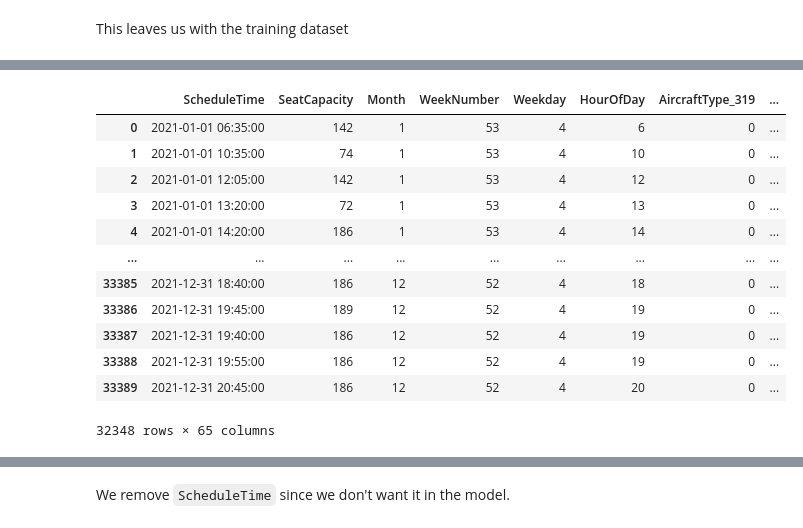
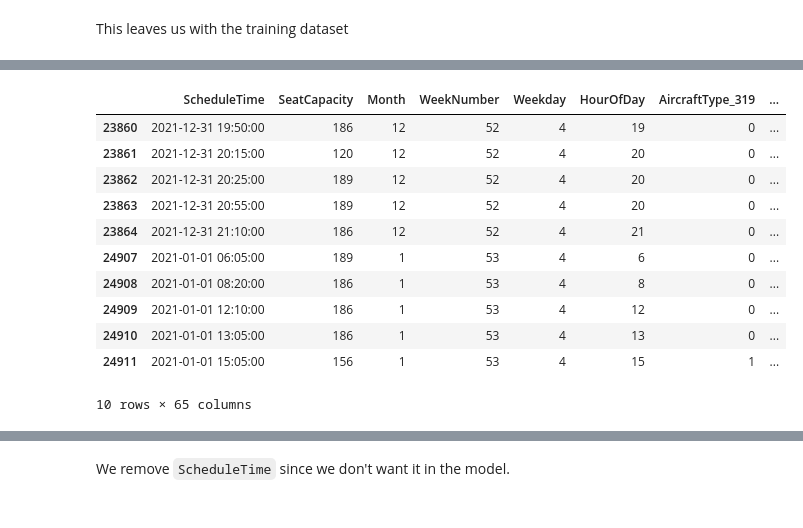
Before and after one commit to augustsemrau/02582case1, a Jupyter notebook: notebooks/data_preprocessing.ipynb, the cells around one changed output, grey strips where cells are left out. Saved outputs shown, nothing was run; the diff lists cells and outputs as text; code cells hidden in the pictures.

```diff
--- a/notebooks/data_preprocessing.ipynb
+++ b/notebooks/data_preprocessing.ipynb
@@ -57,6 +57,7 @@ df_realized
 | 39448 | 2022-02-28 21:25:00 | LJ | 771 | YEG | 319 | J | CA | 156 | ... |
 39449 rows × 9 columns
 # %%
+FUTURE_DATA_PATH = 'future_data.xls'
 df_future = pd.read_excel(FUTURE_DATA_PATH)
 df_future
 # %% [output]
@@ -474,16 +511,15 @@ This leaves us with the training dataset
 # %%
-train
+train[23860:23870]
 # %% [output]
 |  | ScheduleTime | SeatCapacity | Month | WeekNumber | Weekday | HourOfDay | AircraftType_319 | ... |
-| 0 | 2021-01-01 06:35:00 | 142 | 1 | 53 | 4 | 6 | 0 | ... |
-| 1 | 2021-01-01 10:35:00 | 74 | 1 | 53 | 4 | 10 | 0 | ... |
-| 2 | 2021-01-01 12:05:00 | 142 | 1 | 53 | 4 | 12 | 0 | ... |
-| 3 | 2021-01-01 13:20:00 | 72 | 1 | 53 | 4 | 13 | 0 | ... |
-| 4 | 2021-01-01 14:20:00 | 186 | 1 | 53 | 4 | 14 | 0 | ... |
-| ... | ... | ... | ... | ... | ... | ... | ... | ... |
-| 33385 | 2021-12-31 18:40:00 | 186 | 12 | 52 | 4 | 18 | 0 | ... |
-| 33386 | 2021-12-31 19:45:00 | 189 | 12 | 52 | 4 | 19 | 0 | ... |
-| 33387 | 2021-12-31 19:40:00 | 186 | 12 | 52 | 4 | 19 | 0 | ... |
-| 33388 | 2021-12-31 19:55:00 | 186 | 12 | 52 | 4 | 19 | 0 | ... |
-| 33389 | 2021-12-31 20:45:00 | 186 | 12 | 52 | 4 | 20 | 0 | ... |
+| 23860 | 2021-12-31 19:50:00 | 186 | 12 | 52 | 4 | 19 | 0 | ... |
+| 23861 | 2021-12-31 20:15:00 | 120 | 12 | 52 | 4 | 20 | 0 | ... |
+| 23862 | 2021-12-31 20:25:00 | 189 | 12 | 52 | 4 | 20 | 0 | ... |
+| 23863 | 2021-12-31 20:55:00 | 189 | 12 | 52 | 4 | 20 | 0 | ... |
+| 23864 | 2021-12-31 21:10:00 | 186 | 12 | 52 | 4 | 21 | 0 | ... |
+| 24907 | 2021-01-01 06:05:00 | 189 | 1 | 53 | 4 | 6 | 0 | ... |
+| 24908 | 2021-01-01 08:20:00 | 186 | 1 | 53 | 4 | 8 | 0 | ... |
+| 24909 | 2021-01-01 12:10:00 | 186 | 1 | 53 | 4 | 12 | 0 | ... |
+| 24910 | 2021-01-01 13:05:00 | 186 | 1 | 53 | 4 | 13 | 0 | ... |
+| 24911 | 2021-01-01 15:05:00 | 156 | 1 | 53 | 4 | 15 | 1 | ... |
-32348 rows × 65 columns
+10 rows × 65 columns
```
Also changed, not shown: parts of 10 cells of this notebook, 3 other files.
